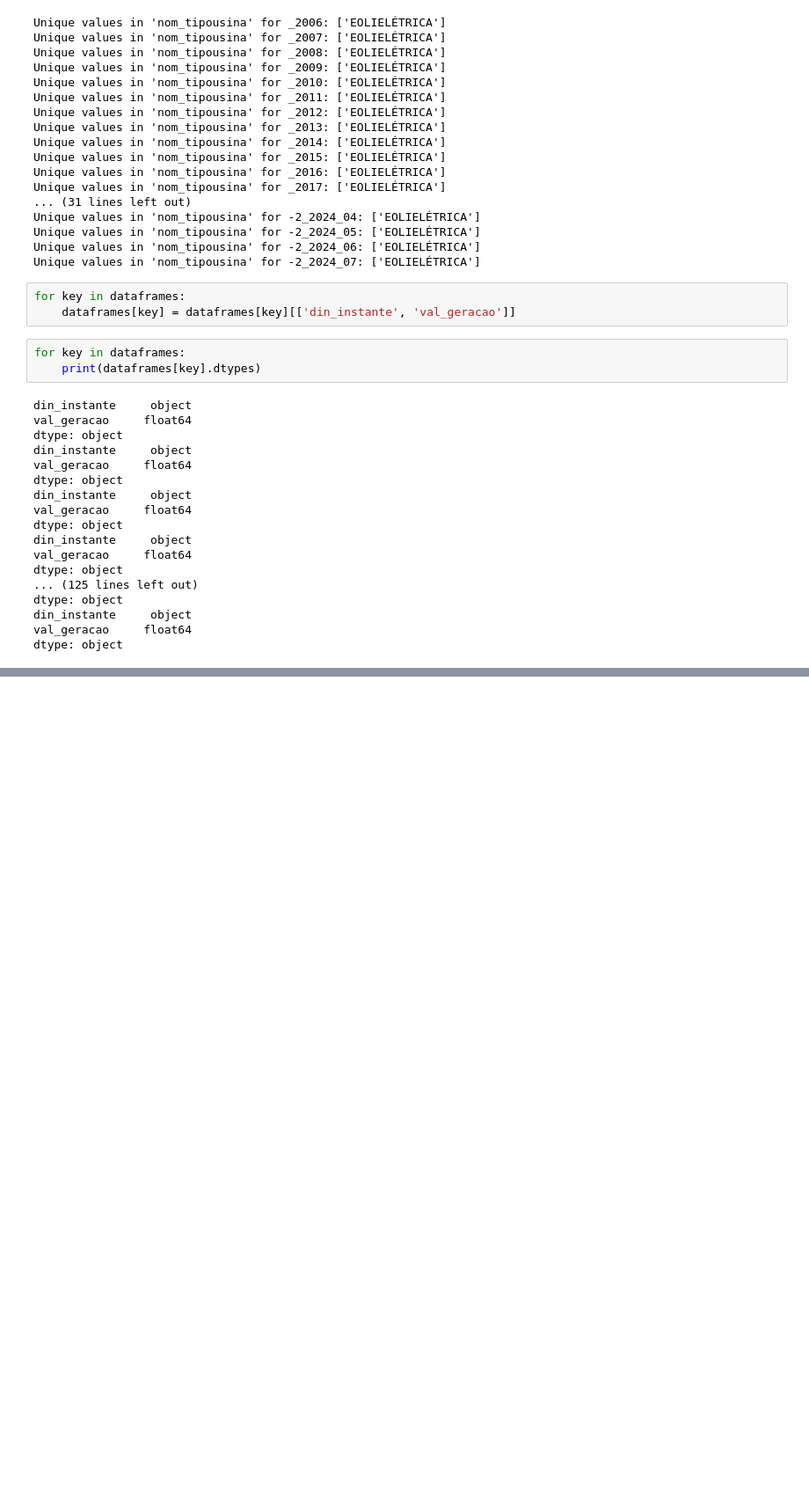
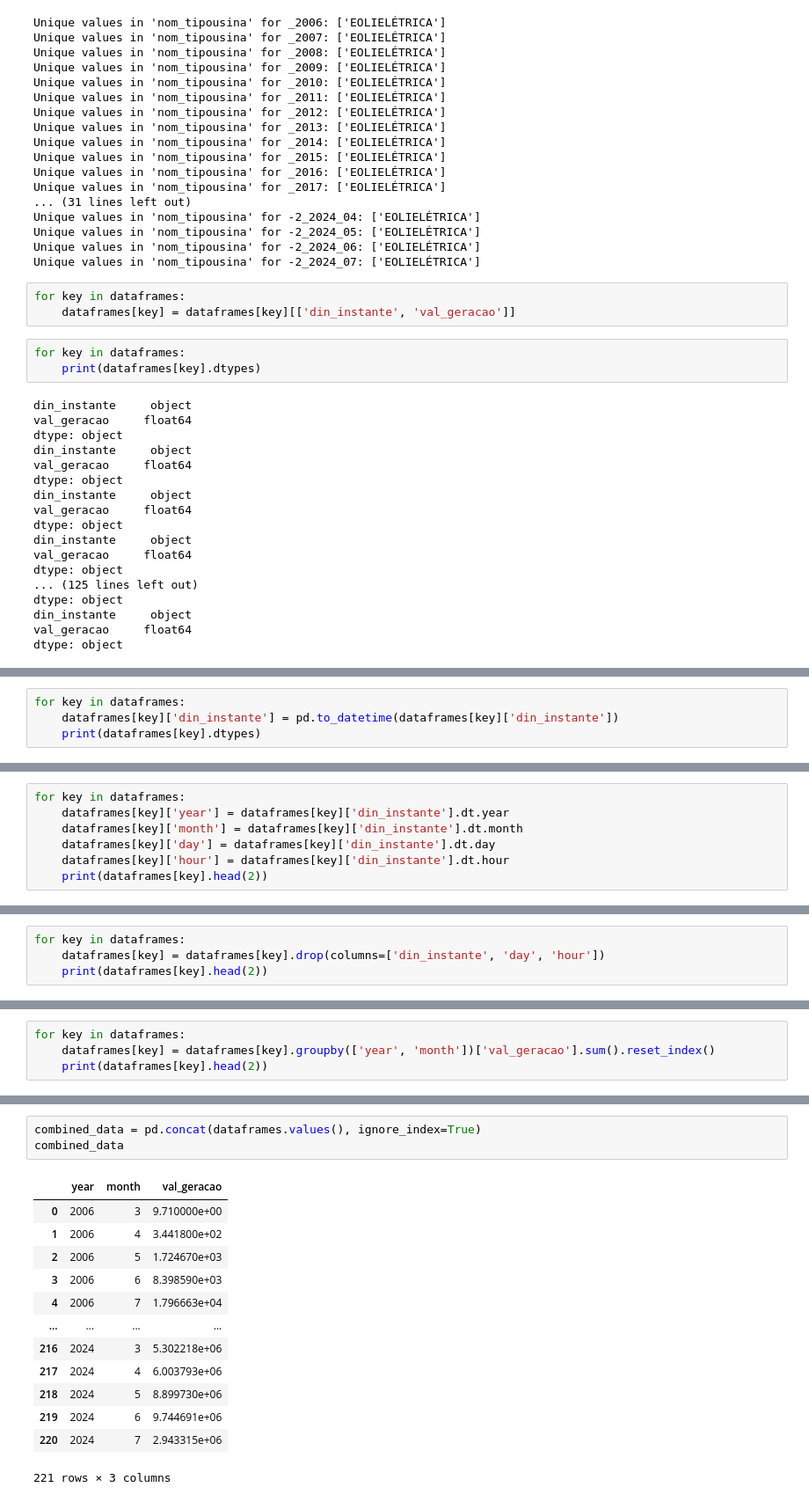
Before and after one commit to pedronatanaelfs/energy_project, a Jupyter notebook: notebooks/data_prep.ipynb, the cells around one changed output, grey strips where cells are left out. Shown: that part at 88% size. Cells and saved outputs as stored; diff of their text form; blank space fills up the shorter version.

Commit message:
data

```diff
--- a/notebooks/data_prep.ipynb
+++ b/notebooks/data_prep.ipynb
@@ -97,0 +81,4 @@ data
+# %%
+for key in dataframes:
+    dataframes[key]['din_instante'] = pd.to_datetime(dataframes[key]['din_instante'])
+    print(dataframes[key].dtypes)
@@ -97,0 +103,7 @@ data
+# %%
+for key in dataframes:
+    dataframes[key]['year'] = dataframes[key]['din_instante'].dt.year
+    dataframes[key]['month'] = dataframes[key]['din_instante'].dt.month
+    dataframes[key]['day'] = dataframes[key]['din_instante'].dt.day
+    dataframes[key]['hour'] = dataframes[key]['din_instante'].dt.hour
+    print(dataframes[key].head(2))
@@ -97,0 +128,4 @@ data
+# %%
+for key in dataframes:
+    dataframes[key] = dataframes[key].drop(columns=['din_instante', 'day', 'hour'])
+    print(dataframes[key].head(2))
@@ -97,0 +150,4 @@ data
+# %%
+for key in dataframes:
+    dataframes[key] = dataframes[key].groupby(['year', 'month'])['val_geracao'].sum().reset_index()
+    print(dataframes[key].head(2))
@@ -98 +172,18 @@ data
+# %%
+combined_data = pd.concat(dataframes.values(), ignore_index=True)
+combined_data
+# %% [output]
+|  | year | month | val_geracao |
+| 0 | 2006 | 3 | 9.710000e+00 |
+| 1 | 2006 | 4 | 3.441800e+02 |
+| 2 | 2006 | 5 | 1.724670e+03 |
+| 3 | 2006 | 6 | 8.398590e+03 |
+| 4 | 2006 | 7 | 1.796663e+04 |
+| ... | ... | ... | ... |
+| 216 | 2024 | 3 | 5.302218e+06 |
+| 217 | 2024 | 4 | 6.003793e+06 |
+| 218 | 2024 | 5 | 8.899730e+06 |
+| 219 | 2024 | 6 | 9.744691e+06 |
+| 220 | 2024 | 7 | 2.943315e+06 |
+221 rows × 3 columns
 # %%
```
Also changed, not shown: parts of 10 cells of this notebook, 1 other file.
